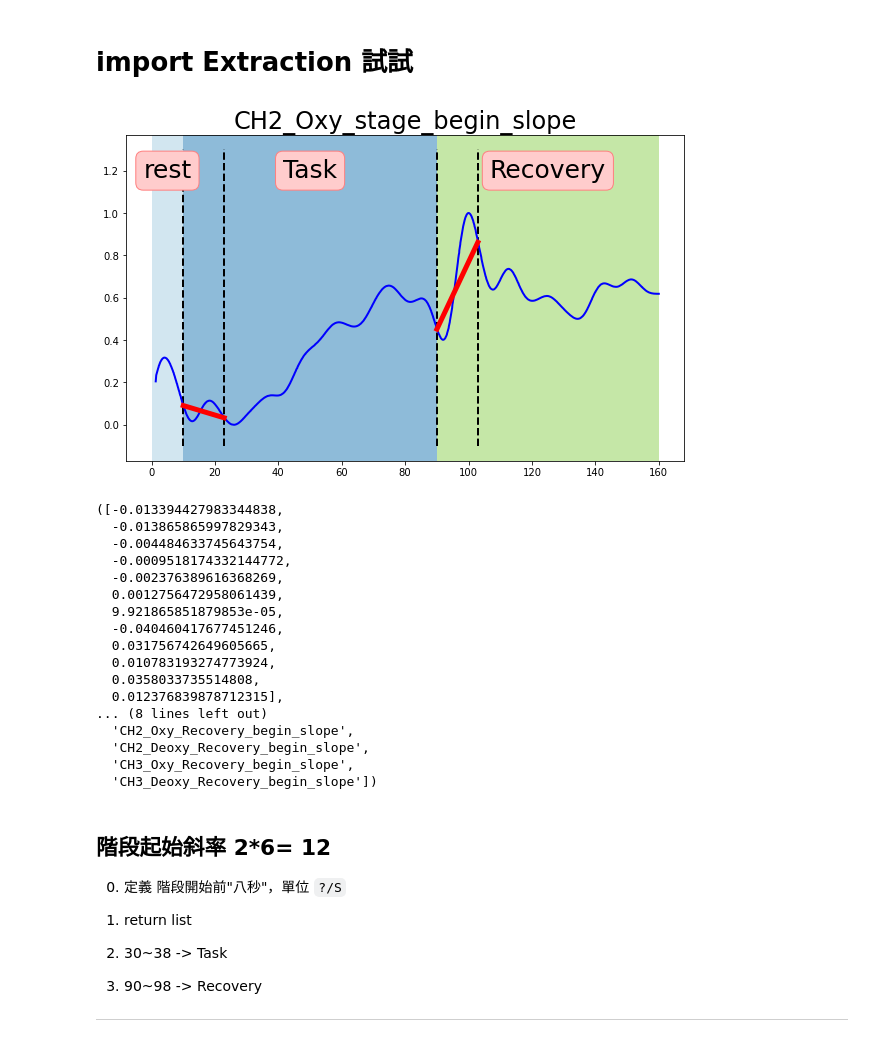
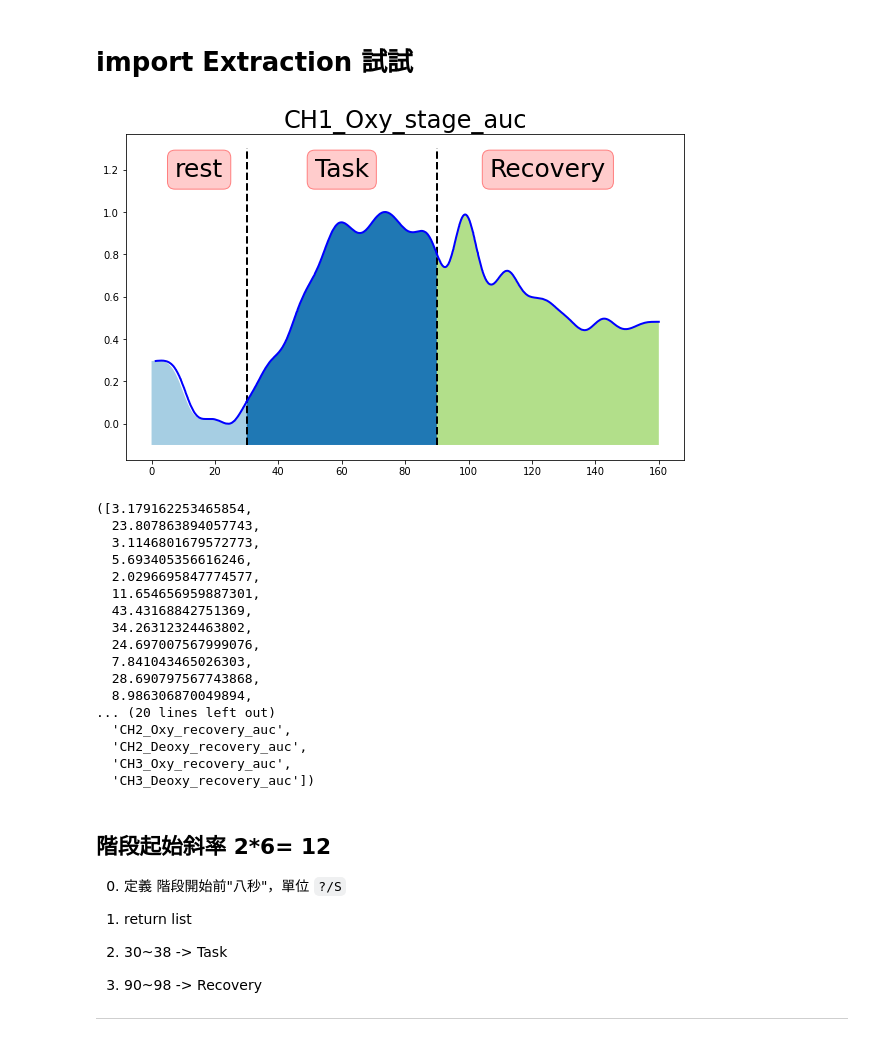
Before and after one commit to JulianLee310514065/Complete-Project, a Jupyter notebook: fNIRS signal analysis/Extraction.ipynb, the cells around one changed output. Saved outputs shown, nothing was run; the diff lists cells and outputs as text; code cells hidden in the pictures.

```diff
--- a/fNIRS signal analysis/Extraction.ipynb
+++ b/fNIRS signal analysis/Extraction.ipynb
@@ -192,26 +192,27 @@ exam_df.head()
 # %%
 from feature_extraction1 import *
 
-stage_begin_slope(exam_df, plot= True, use_col= 2, stage2_start = 10, stage3_start = 90, slope_period = 13, stage_end = 160)
+# stage_std(exam_df, plot= True, figsize= (10, 6), use_col= 0, stage2_start = 20, stage3_start = 100, stage_end = 160)
+stage_auc(exam_df, plot= True, figsize= (10, 6), use_col= 0, stage2_start = 30, stage3_start = 90, stage_end = 160)
 # %% [output]
-[figure, old version]
+[figure, new version]
-([-0.013394427983344838,
-  -0.013865865997829343,
-  -0.004484633745643754,
-  -0.0009518174332144772,
-  -0.002376389616368269,
-  0.0012756472958061439,
-  9.921865851879853e-05,
-  -0.040460417677451246,
-  0.031756742649605665,
-  0.010783193274773924,
-  0.0358033735514808,
-  0.012376839878712315],
-... (8 lines left out)
-  'CH2_Oxy_Recovery_begin_slope',
-  'CH2_Deoxy_Recovery_begin_slope',
-  'CH3_Oxy_Recovery_begin_slope',
-  'CH3_Deoxy_Recovery_begin_slope'])
+([3.179162253465854,
+  23.807863894057743,
+  3.1146801679572773,
+  5.693405356616246,
+  2.0296695847774577,
+  11.654656959887301,
+  43.43168842751369,
+  34.26312324463802,
+  24.697007567999076,
+  7.841043465026303,
+  28.690797567743868,
+  8.986306870049894,
+... (20 lines left out)
+  'CH2_Oxy_recovery_auc',
+  'CH2_Deoxy_recovery_auc',
+  'CH3_Oxy_recovery_auc',
+  'CH3_Deoxy_recovery_auc'])
 # %% [markdown]
 ##  階段起始斜率 2*6= 12
 
```
Also changed, not shown: 1 other file.
